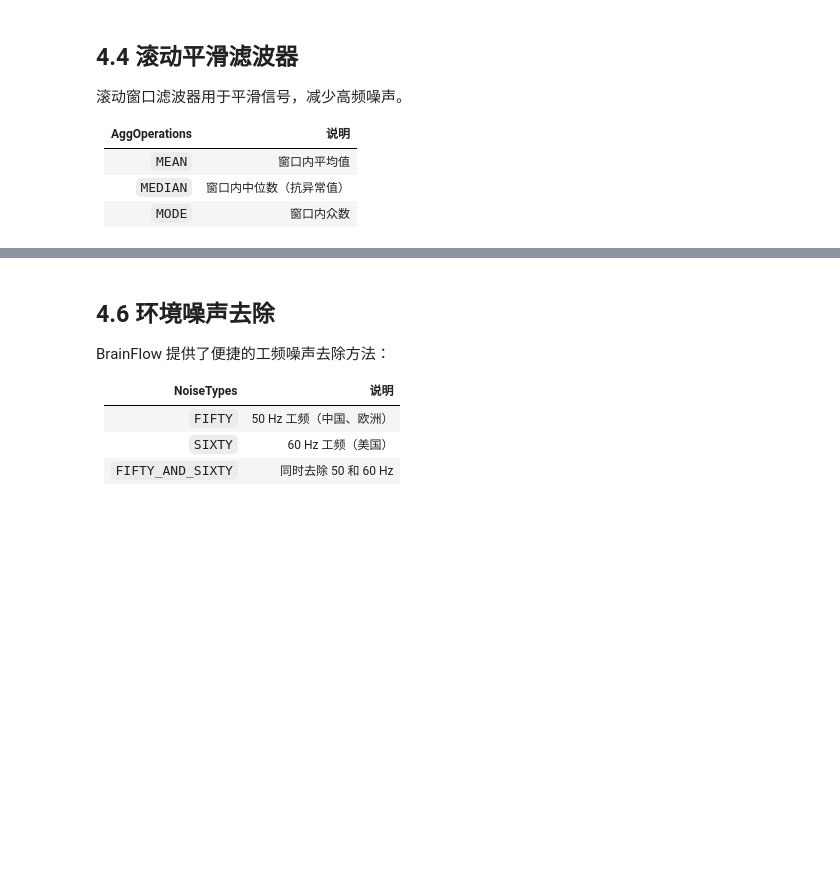
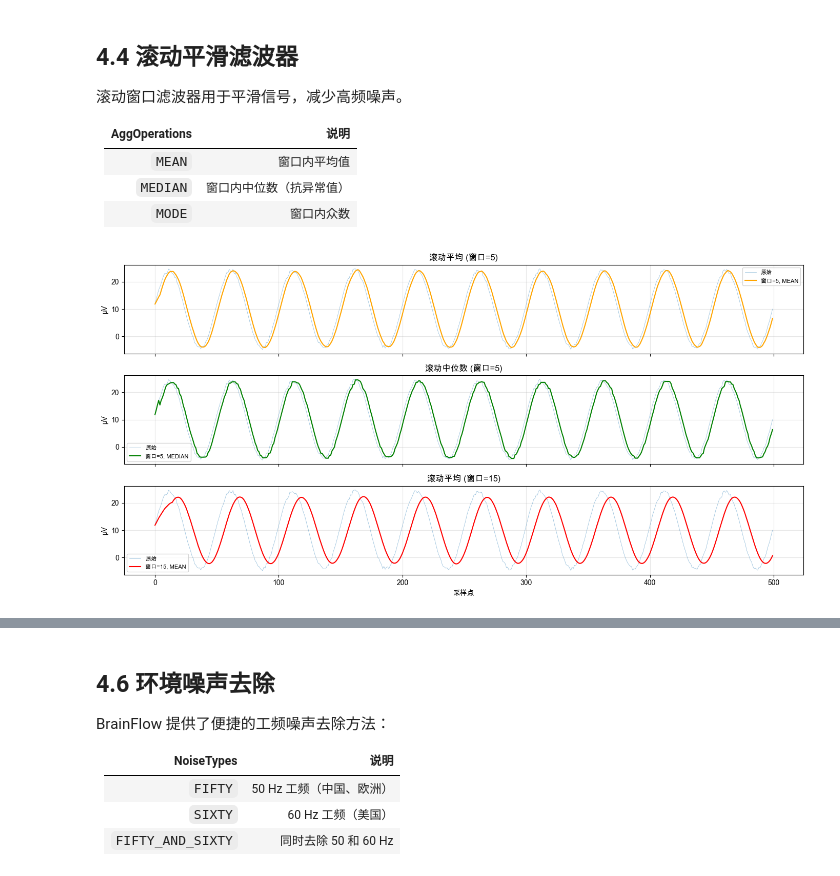
Before and after one commit to usstziyi/openbci-5, a Jupyter notebook: notebooks/unit4_signal_processing.ipynb, the cells around one changed output, grey strips where cells are left out. Saved outputs shown, nothing was run; the diff lists cells and outputs as text; code cells hidden in the pictures; blank space fills up the shorter version.

```diff
--- a/notebooks/unit4_signal_processing.ipynb
+++ b/notebooks/unit4_signal_processing.ipynb
@@ -270,41 +272,57 @@ plt.show()
 # %%
 ch_data = data[eeg_channels[0], :500].copy()
 
-# 滚动平均
+# 滚动平均，边走边平均
+# 当前点 + 过去点 做平均
+# 平滑短时抖动、高频尖刺会被压低，但信号会产生一定滞后。
 smoothed_mean = ch_data.copy()
-DataFilter.perform_rolling_filter(smoothed_mean, 5, AggOperations.MEAN.value)
+DataFilter.perform_rolling_filter(
+    data=smoothed_mean,      # 输入数据数组，将被原地修改
+    period=5,                # 滚动窗口大小（采样点数）
+    operation=AggOperations.MEAN.value  # 聚合操作类型：计算平均值
+)
 
 # 滚动中位数
 smoothed_median = ch_data.copy()
-DataFilter.perform_rolling_filter(smoothed_median, 5, AggOperations.MEDIAN.value)
+DataFilter.perform_rolling_filter(
+    data=smoothed_median,      # 输入数据数组，将被原地修改
+    period=5,                # 滚动窗口大小（采样点数）
+    operation=AggOperations.MEDIAN.value # 聚合操作类型：计算中位数
+)
 
-# 滚动平均 + 更大窗口
+# 更大窗口的滚动平均值
 smoothed_mean_wide = ch_data.copy()
-DataFilter.perform_rolling_filter(smoothed_mean_wide, 15, AggOperations.MEAN.value)
+DataFilter.perform_rolling_filter(
+    data=smoothed_mean_wide,      # 输入数据数组，将被原地修改
+    period=15,                # 滚动窗口大小（采样点数）
+    operation=AggOperations.MEAN.value  # 聚合操作类型：计算平均值
+)
 
 fig, axes = plt.subplots(3, 1, figsize=(14, 7), sharex=True)
 
 axes[0].plot(ch_data, linewidth=0.5, alpha=0.5, label='原始')
 axes[0].plot(smoothed_mean, linewidth=1.5, label='窗口=5, MEAN', color='orange')
 axes[0].legend(fontsize=8)
 axes[0].set_title('滚动平均 (窗口=5)')
 
 axes[1].plot(ch_data, linewidth=0.5, alpha=0.5, label='原始')
 axes[1].plot(smoothed_median, linewidth=1.5, label='窗口=5, MEDIAN', color='green')
 axes[1].legend(fontsize=8)
 axes[1].set_title('滚动中位数 (窗口=5)')
 
 axes[2].plot(ch_data, linewidth=0.5, alpha=0.5, label='原始')
 axes[2].plot(smoothed_mean_wide, linewidth=1.5, label='窗口=15, MEAN', color='red')
 axes[2].legend(fontsize=8)
 axes[2].set_title('滚动平均 (窗口=15)')
 axes[2].set_xlabel('采样点')
 
 for ax in axes:
     ax.set_ylabel('μV')
     ax.grid(True, alpha=0.3)
 plt.tight_layout()
 plt.show()
+# %% [output]
+[figure, added]
 # %% [markdown]
 ## 4.5 小波去噪
 
```
Also changed, not shown: parts of 10 cells of this notebook, 2 other files.
